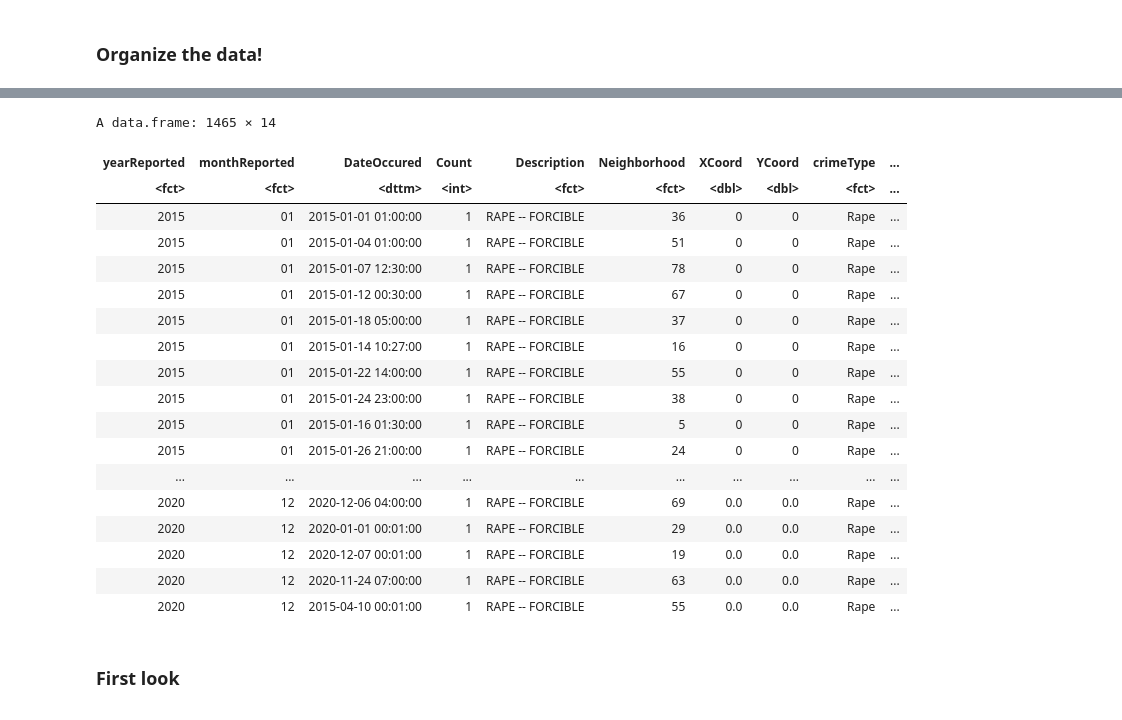
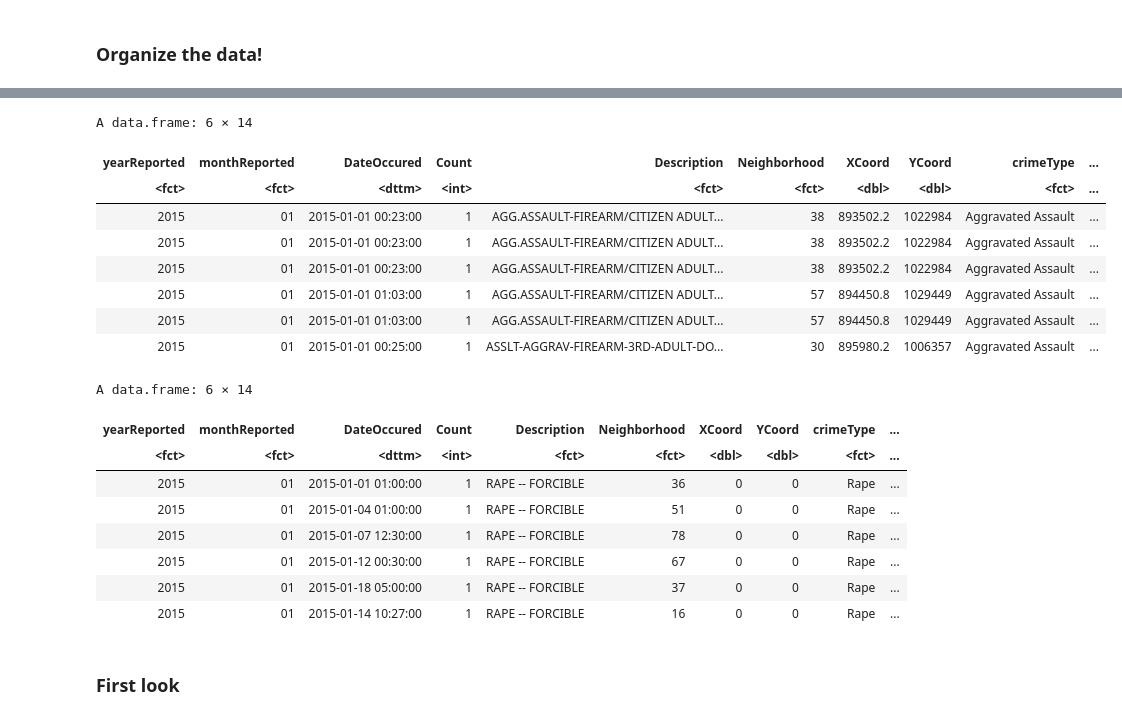
Before and after one commit to dinishel22/hd_dsa_projects, a Jupyter notebook: st_louis_crime_viz/st_louis_crime_data.ipynb, the cells around one changed output, grey strips where cells are left out. Cells and saved outputs as stored; diff of their text form; code cells hidden in the pictures.

```diff
--- a/st_louis_crime_viz/st_louis_crime_data.ipynb
+++ b/st_louis_crime_viz/st_louis_crime_data.ipynb
@@ -130,25 +91,27 @@ A data.frame: 150788 × 14
-# %%
-df_crime_rape
-# %% [output]
-A data.frame: 1465 × 14
-| yearReported | monthReported | DateOccured | Count | Description | Neighborhood | XCoord | YCoord | crimeType | ... |
-| <fct> | <fct> | <dttm> | <int> | <fct> | <fct> | <dbl> | <dbl> | <fct> | ... |
-| 2015 | 01 | 2015-01-01 01:00:00 | 1 | RAPE -- FORCIBLE | 36 | 0 | 0 | Rape | ... |
-| 2015 | 01 | 2015-01-04 01:00:00 | 1 | RAPE -- FORCIBLE | 51 | 0 | 0 | Rape | ... |
-| 2015 | 01 | 2015-01-07 12:30:00 | 1 | RAPE -- FORCIBLE | 78 | 0 | 0 | Rape | ... |
-| 2015 | 01 | 2015-01-12 00:30:00 | 1 | RAPE -- FORCIBLE | 67 | 0 | 0 | Rape | ... |
-| 2015 | 01 | 2015-01-18 05:00:00 | 1 | RAPE -- FORCIBLE | 37 | 0 | 0 | Rape | ... |
-| 2015 | 01 | 2015-01-14 10:27:00 | 1 | RAPE -- FORCIBLE | 16 | 0 | 0 | Rape | ... |
-| 2015 | 01 | 2015-01-22 14:00:00 | 1 | RAPE -- FORCIBLE | 55 | 0 | 0 | Rape | ... |
-| 2015 | 01 | 2015-01-24 23:00:00 | 1 | RAPE -- FORCIBLE | 38 | 0 | 0 | Rape | ... |
-| 2015 | 01 | 2015-01-16 01:30:00 | 1 | RAPE -- FORCIBLE | 5 | 0 | 0 | Rape | ... |
-| 2015 | 01 | 2015-01-26 21:00:00 | 1 | RAPE -- FORCIBLE | 24 | 0 | 0 | Rape | ... |
-| ... | ... | ... | ... | ... | ... | ... | ... | ... | ... |
-| 2020 | 12 | 2020-12-06 04:00:00 | 1 | RAPE -- FORCIBLE | 69 | 0.0 | 0.0 | Rape | ... |
-| 2020 | 12 | 2020-01-01 00:01:00 | 1 | RAPE -- FORCIBLE | 29 | 0.0 | 0.0 | Rape | ... |
-| 2020 | 12 | 2020-12-07 00:01:00 | 1 | RAPE -- FORCIBLE | 19 | 0.0 | 0.0 | Rape | ... |
-| 2020 | 12 | 2020-11-24 07:00:00 | 1 | RAPE -- FORCIBLE | 63 | 0.0 | 0.0 | Rape | ... |
-| 2020 | 12 | 2015-04-10 00:01:00 | 1 | RAPE -- FORCIBLE | 55 | 0.0 | 0.0 | Rape | ... |
+# %%
+head(df_crime_all)
+# %% [output]
+A data.frame: 6 × 14
+| yearReported | monthReported | DateOccured | Count | Description | Neighborhood | XCoord | YCoord | crimeType | ... |
+| <fct> | <fct> | <dttm> | <int> | <fct> | <fct> | <dbl> | <dbl> | <fct> | ... |
+| 2015 | 01 | 2015-01-01 00:23:00 | 1 | AGG.ASSAULT-FIREARM/CITIZEN ADULT... | 38 | 893502.2 | 1022984 | Aggravated Assault | ... |
+| 2015 | 01 | 2015-01-01 00:23:00 | 1 | AGG.ASSAULT-FIREARM/CITIZEN ADULT... | 38 | 893502.2 | 1022984 | Aggravated Assault | ... |
+| 2015 | 01 | 2015-01-01 00:23:00 | 1 | AGG.ASSAULT-FIREARM/CITIZEN ADULT... | 38 | 893502.2 | 1022984 | Aggravated Assault | ... |
+| 2015 | 01 | 2015-01-01 01:03:00 | 1 | AGG.ASSAULT-FIREARM/CITIZEN ADULT... | 57 | 894450.8 | 1029449 | Aggravated Assault | ... |
+| 2015 | 01 | 2015-01-01 01:03:00 | 1 | AGG.ASSAULT-FIREARM/CITIZEN ADULT... | 57 | 894450.8 | 1029449 | Aggravated Assault | ... |
+| 2015 | 01 | 2015-01-01 00:25:00 | 1 | ASSLT-AGGRAV-FIREARM-3RD-ADULT-DO... | 30 | 895980.2 | 1006357 | Aggravated Assault | ... |
+# %%
+head(df_crime_rape)
+# %% [output]
+A data.frame: 6 × 14
+| yearReported | monthReported | DateOccured | Count | Description | Neighborhood | XCoord | YCoord | crimeType | ... |
+| <fct> | <fct> | <dttm> | <int> | <fct> | <fct> | <dbl> | <dbl> | <fct> | ... |
+| 2015 | 01 | 2015-01-01 01:00:00 | 1 | RAPE -- FORCIBLE | 36 | 0 | 0 | Rape | ... |
+| 2015 | 01 | 2015-01-04 01:00:00 | 1 | RAPE -- FORCIBLE | 51 | 0 | 0 | Rape | ... |
+| 2015 | 01 | 2015-01-07 12:30:00 | 1 | RAPE -- FORCIBLE | 78 | 0 | 0 | Rape | ... |
+| 2015 | 01 | 2015-01-12 00:30:00 | 1 | RAPE -- FORCIBLE | 67 | 0 | 0 | Rape | ... |
+| 2015 | 01 | 2015-01-18 05:00:00 | 1 | RAPE -- FORCIBLE | 37 | 0 | 0 | Rape | ... |
+| 2015 | 01 | 2015-01-14 10:27:00 | 1 | RAPE -- FORCIBLE | 16 | 0 | 0 | Rape | ... |
 # %% [markdown]
 ### First look
 # %%
```
Also changed, not shown: parts of 2 cells of this notebook, 1 other file.
